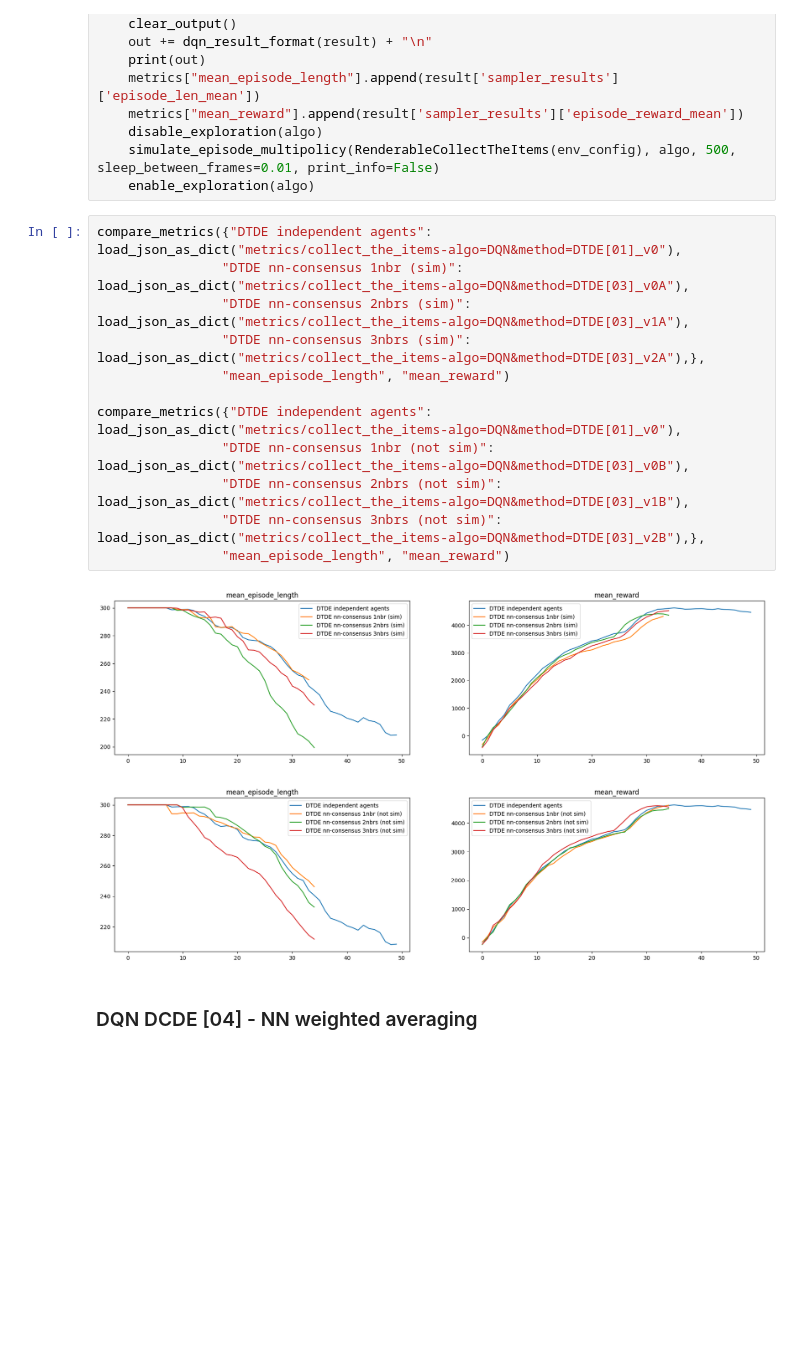
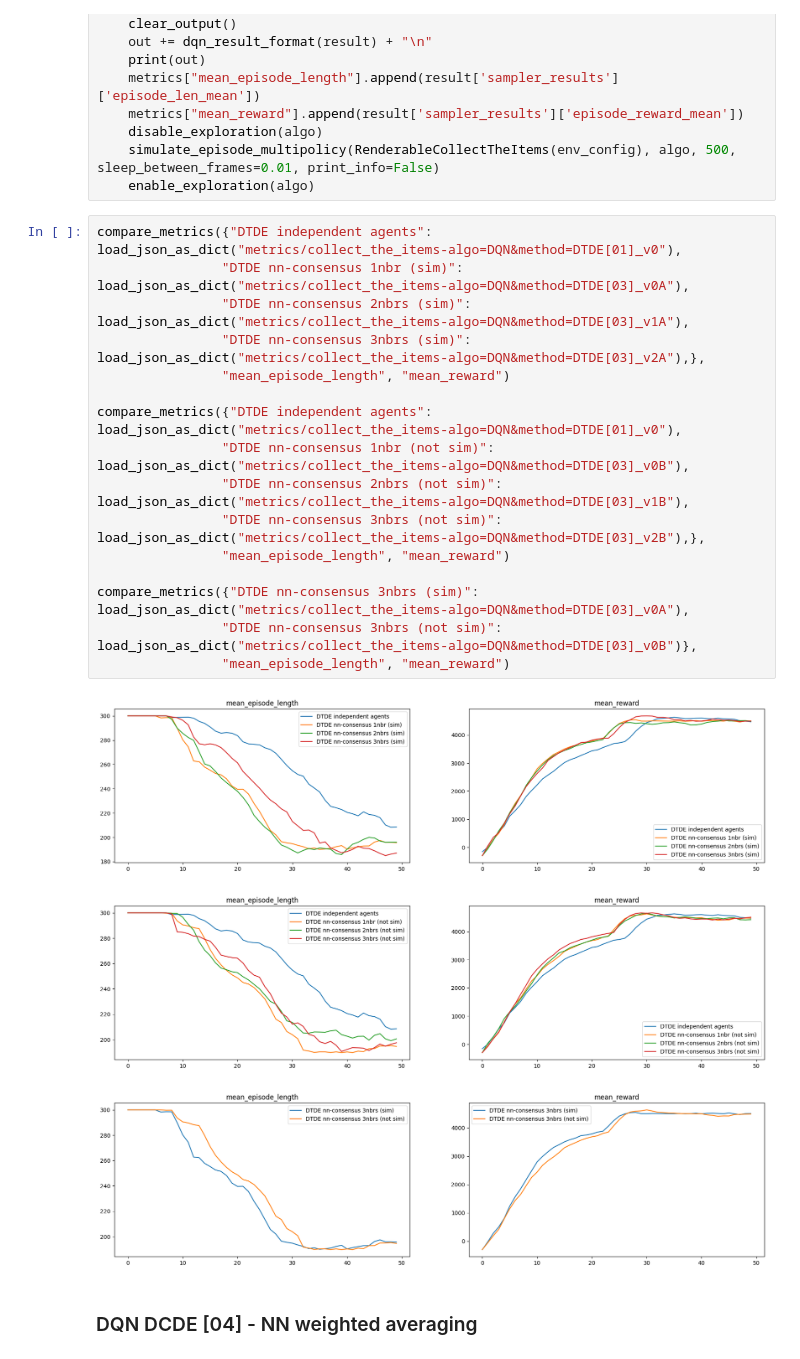
Before and after one commit to NicoloMalucelli/neighbor-based_MARL, a Jupyter notebook: DTDE/collect_the_items_v3.ipynb, the cells around one changed output. Cells and saved outputs as stored; diff of their text form; blank space fills up the shorter version.

```diff
--- a/DTDE/collect_the_items_v3.ipynb
+++ b/DTDE/collect_the_items_v3.ipynb
@@ -652,18 +636,23 @@ for i in range(training_iterations):
 # %%
 compare_metrics({"DTDE independent agents": load_json_as_dict("metrics/collect_the_items-algo=DQN&method=DTDE[01]_v0"),
                 "DTDE nn-consensus 1nbr (sim)": load_json_as_dict("metrics/collect_the_items-algo=DQN&method=DTDE[03]_v0A"),
                 "DTDE nn-consensus 2nbrs (sim)": load_json_as_dict("metrics/collect_the_items-algo=DQN&method=DTDE[03]_v1A"),
                 "DTDE nn-consensus 3nbrs (sim)": load_json_as_dict("metrics/collect_the_items-algo=DQN&method=DTDE[03]_v2A"),},
                 "mean_episode_length", "mean_reward")
 
 compare_metrics({"DTDE independent agents": load_json_as_dict("metrics/collect_the_items-algo=DQN&method=DTDE[01]_v0"),
                 "DTDE nn-consensus 1nbr (not sim)": load_json_as_dict("metrics/collect_the_items-algo=DQN&method=DTDE[03]_v0B"),
                 "DTDE nn-consensus 2nbrs (not sim)": load_json_as_dict("metrics/collect_the_items-algo=DQN&method=DTDE[03]_v1B"),
                 "DTDE nn-consensus 3nbrs (not sim)": load_json_as_dict("metrics/collect_the_items-algo=DQN&method=DTDE[03]_v2B"),},
                 "mean_episode_length", "mean_reward")
+
+compare_metrics({"DTDE nn-consensus 3nbrs (sim)": load_json_as_dict("metrics/collect_the_items-algo=DQN&method=DTDE[03]_v0A"),
+                "DTDE nn-consensus 3nbrs (not sim)": load_json_as_dict("metrics/collect_the_items-algo=DQN&method=DTDE[03]_v0B")},
+                "mean_episode_length", "mean_reward")
 # %% [output]
-[figure, old version]
+[figure, new version]
-[figure, old version]
+[figure, new version]
+[figure, added]
 # %% [markdown]
 ### DQN DCDE [04] - NN weighted averaging
 # %%
```
Also changed, not shown: parts of 11 cells of this notebook, 19 other files.
